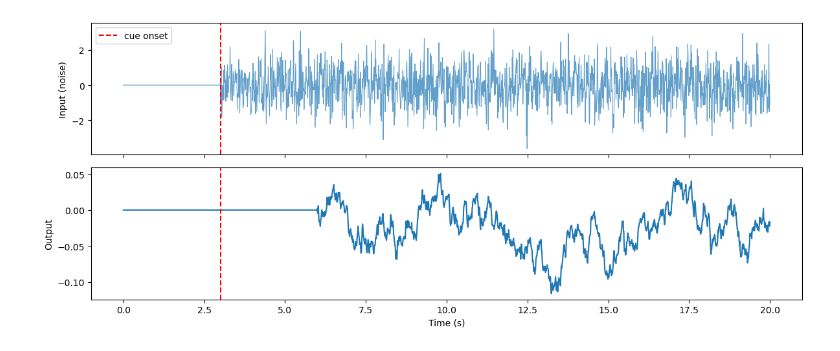
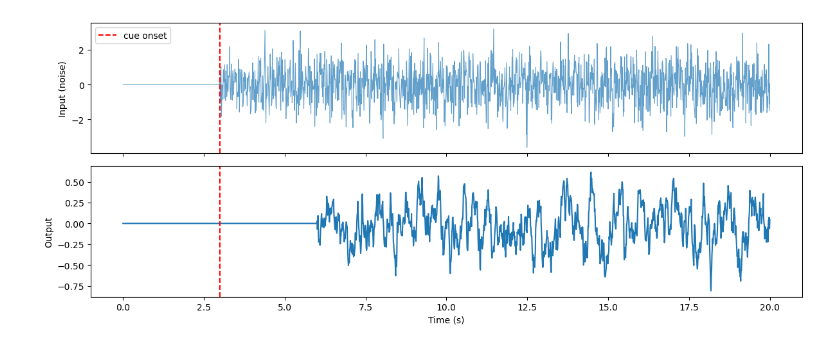
Before and after one commit to ahiggs13/timescale_RNN, a Jupyter notebook: test.ipynb, the cells around one changed output. Cells and saved outputs as stored; diff of their text form; code cells hidden in the pictures.

```diff
--- a/test.ipynb
+++ b/test.ipynb
@@ -5,24 +5,24 @@ import numpy as np
 from src.datasets import NonstationaryRewardDelayDataset
 from torch.utils.data import Dataset
 # %%
-dataset = NonstationaryRewardDelayDataset(seed=42, kernel_tau=2.0, autocorr=0.1)
+dataset = NonstationaryRewardDelayDataset(seed=42, kernel_tau=0.1, autocorr=0.1)
 inputs, outputs = dataset[0]
 
 t = np.arange(len(inputs)) * dataset.dt
 
 fig, axes = plt.subplots(2, 1, figsize=(12, 5), sharex=True)
 
 axes[0].plot(t, inputs[:, 0], alpha=0.7, lw=0.8)
 axes[0].set_ylabel("Input (noise)")
 axes[0].axvline(dataset.cue_onset * dataset.dt, color='r', linestyle='--', label='cue onset')
 axes[0].legend()
 
 axes[1].plot(t, outputs)
 axes[1].set_ylabel("Output")
 axes[1].set_xlabel("Time (s)")
 axes[1].axvline(dataset.cue_onset * dataset.dt, color='r', linestyle='--')
 
 plt.tight_layout()
 plt.show()
 # %% [output]
-[figure, old version]
+[figure, new version]
```
Also changed, not shown: parts of 1 cell of this notebook, 1 other file.
